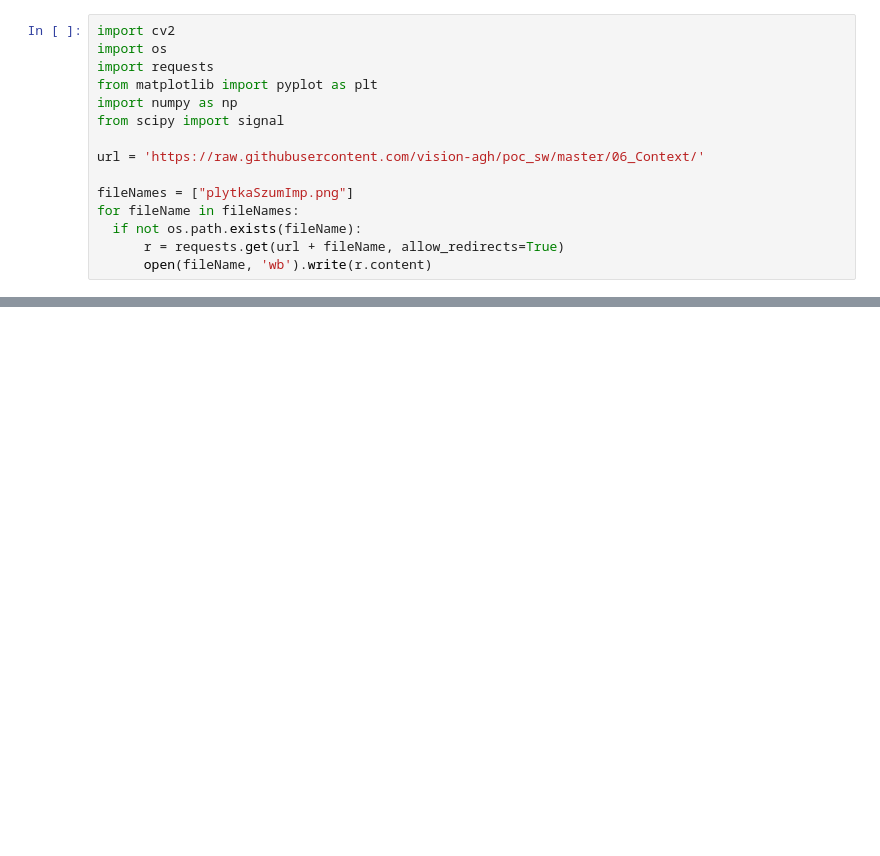
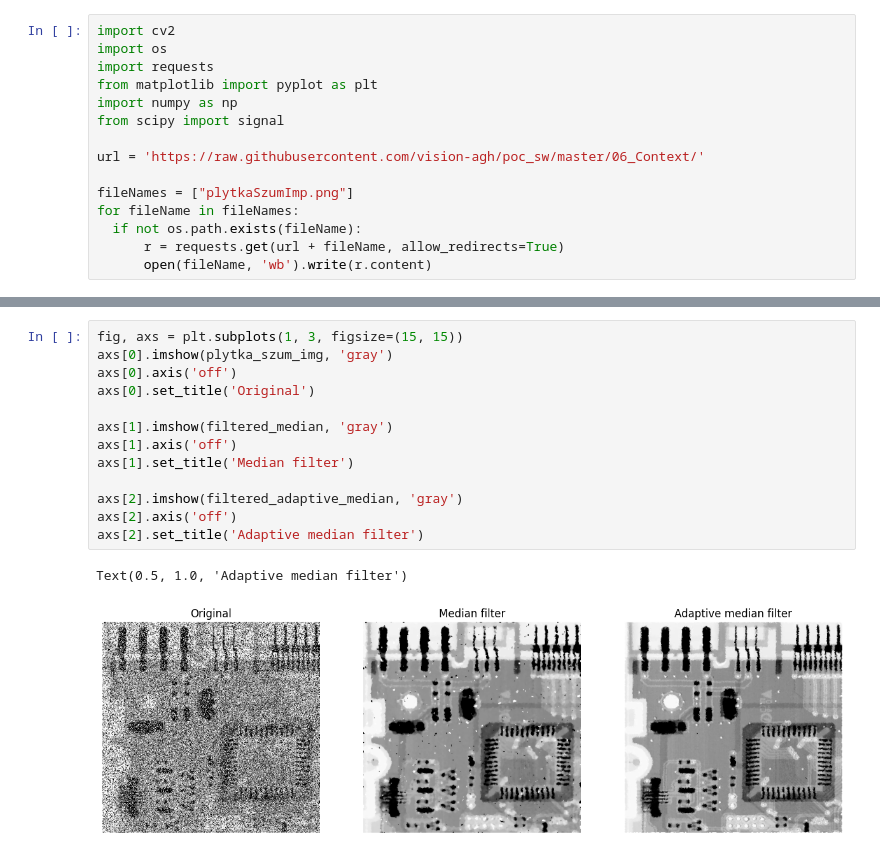
Before and after one commit to lkwinta/Digital-Image-Processing, a Jupyter notebook: lab06/06_context_hw2.ipynb, the cells around one changed output, grey strips where cells are left out. Drawn from its saved outputs; the diff is of its cells as text; blank space fills up the shorter version.

```diff
--- a/lab06/06_context_hw2.ipynb
+++ b/lab06/06_context_hw2.ipynb
@@ -96,0 +156,16 @@ for fileName in fileNames:
+# %%
+fig, axs = plt.subplots(1, 3, figsize=(15, 15))
+axs[0].imshow(plytka_szum_img, 'gray')
+axs[0].axis('off')
+axs[0].set_title('Original')
+
+axs[1].imshow(filtered_median, 'gray')
+axs[1].axis('off')
+axs[1].set_title('Median filter')
+
+axs[2].imshow(filtered_adaptive_median, 'gray')
+axs[2].axis('off')
+axs[2].set_title('Adaptive median filter')
+# %% [output]
+Text(0.5, 1.0, 'Adaptive median filter')
+[figure, added]
```
Also changed, not shown: parts of 4 cells of this notebook, 2 other files.
